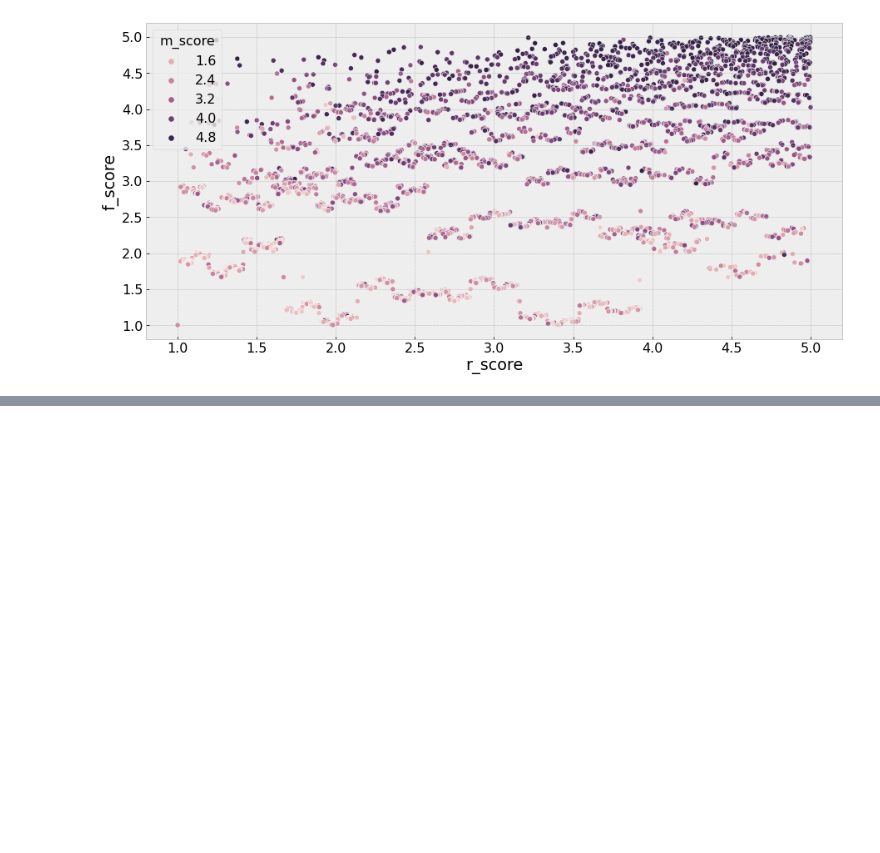
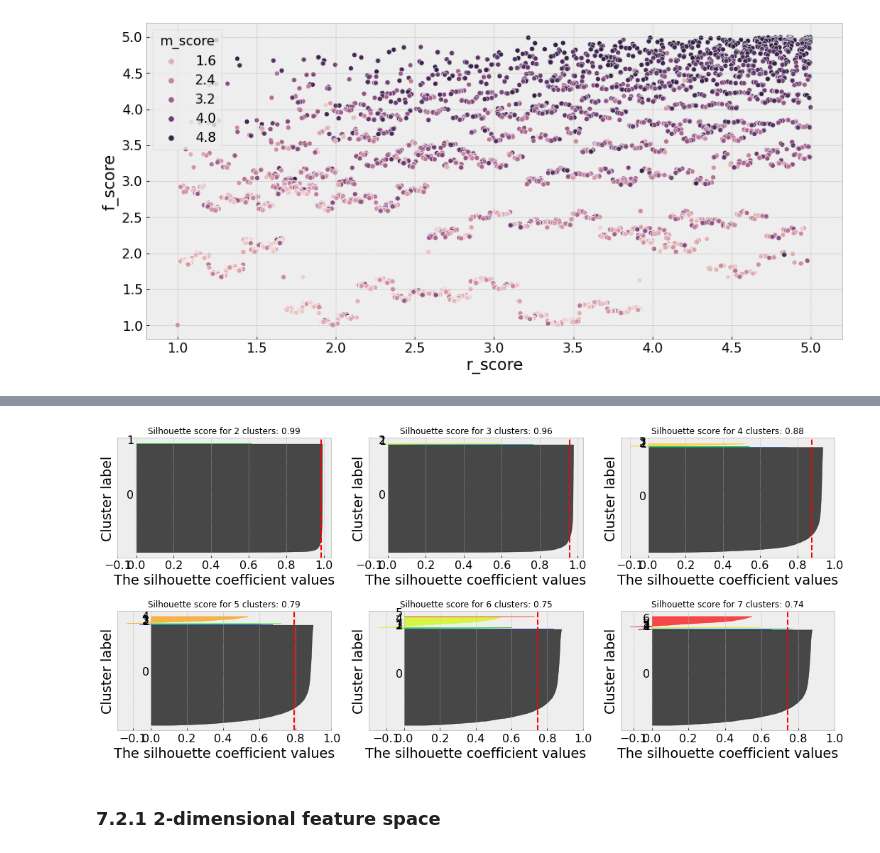
Before and after one commit to paixaols/loyalty-program, a Jupyter notebook: notebooks/1_loyalty.ipynb, the cells around one changed output, grey strips where cells are left out. Cells and saved outputs as stored; diff of their text form; code cells hidden in the pictures; blank space fills up the shorter version.

```diff
--- a/notebooks/1_loyalty.ipynb
+++ b/notebooks/1_loyalty.ipynb
@@ -293,0 +387,58 @@ sns.scatterplot(data = df42, x = 'r_score', y = 'f_score', hue = 'm_score');
+# %%
+clusters = [2, 3, 4, 5, 6, 7]
+grid_cols = 3
+fig, axs = plt.subplots(2, grid_cols)
+for i in range(len(clusters)):
+    n_clusters = clusters[i]
+    clusterer = KMeans(n_clusters=n_clusters, random_state=10)
+    cluster_labels = clusterer.fit_predict(X)
+
+    silhouette_avg = silhouette_score(X, cluster_labels)
+
+    # Compute the silhouette scores for each sample
+    sample_silhouette_values = silhouette_samples(X, cluster_labels)
+
+    y_lower = 10
+    r, c = divmod(i, grid_cols)
+    for j in range(n_clusters):
+        # Aggregate the silhouette scores for samples belonging to
+        # cluster j, and sort them
+        jth_cluster_silhouette_values = sample_silhouette_values[cluster_labels == j]
+
+        jth_cluster_silhouette_values.sort()
+
+        size_cluster_j = jth_cluster_silhouette_values.shape[0]
+        y_upper = y_lower + size_cluster_j
+
+        color = cm.nipy_spectral(float(j) / n_clusters)
+        axs[r][c].fill_betweenx(np.arange(y_lower, y_upper),
+                          0,
+                          jth_cluster_silhouette_values,
+                          facecolor=color,
+                          edgecolor=color,
+                          alpha=0.7)
+
+        # Label the silhouette plots with their cluster numbers at the middle
+        axs[r][c].text(-0.05, y_lower + 0.5 * size_cluster_j, str(j))
+
+        # Compute the new y_lower for next plot
+        y_lower = y_upper + 10  # 10 for the 0 samples
+
+    axs[r][c].set_xlabel("The silhouette coefficient values")
+    axs[r][c].set_ylabel("Cluster label")
+    axs[r][c].set_title(
+        'Silhouette score for {} clusters: {:.2f}'.format(n_clusters, silhouette_avg),
+        fontsize = 12
+    )
+
+    # The vertical line for average silhouette score of all the values
+    axs[r][c].axvline(x=silhouette_avg, color="red", linestyle="--")
+
+    axs[r][c].set_yticks([]) # Clear the yaxis labels / ticks
+    axs[r][c].set_xticks([-0.1, 0, 0.2, 0.4, 0.6, 0.8, 1])
+
+fig.tight_layout()
+# %% [output]
+[figure, added]
+# %% [markdown]
+### 7.2.1 2-dimensional feature space
```
Also changed, not shown: parts of 28 cells of this notebook.
